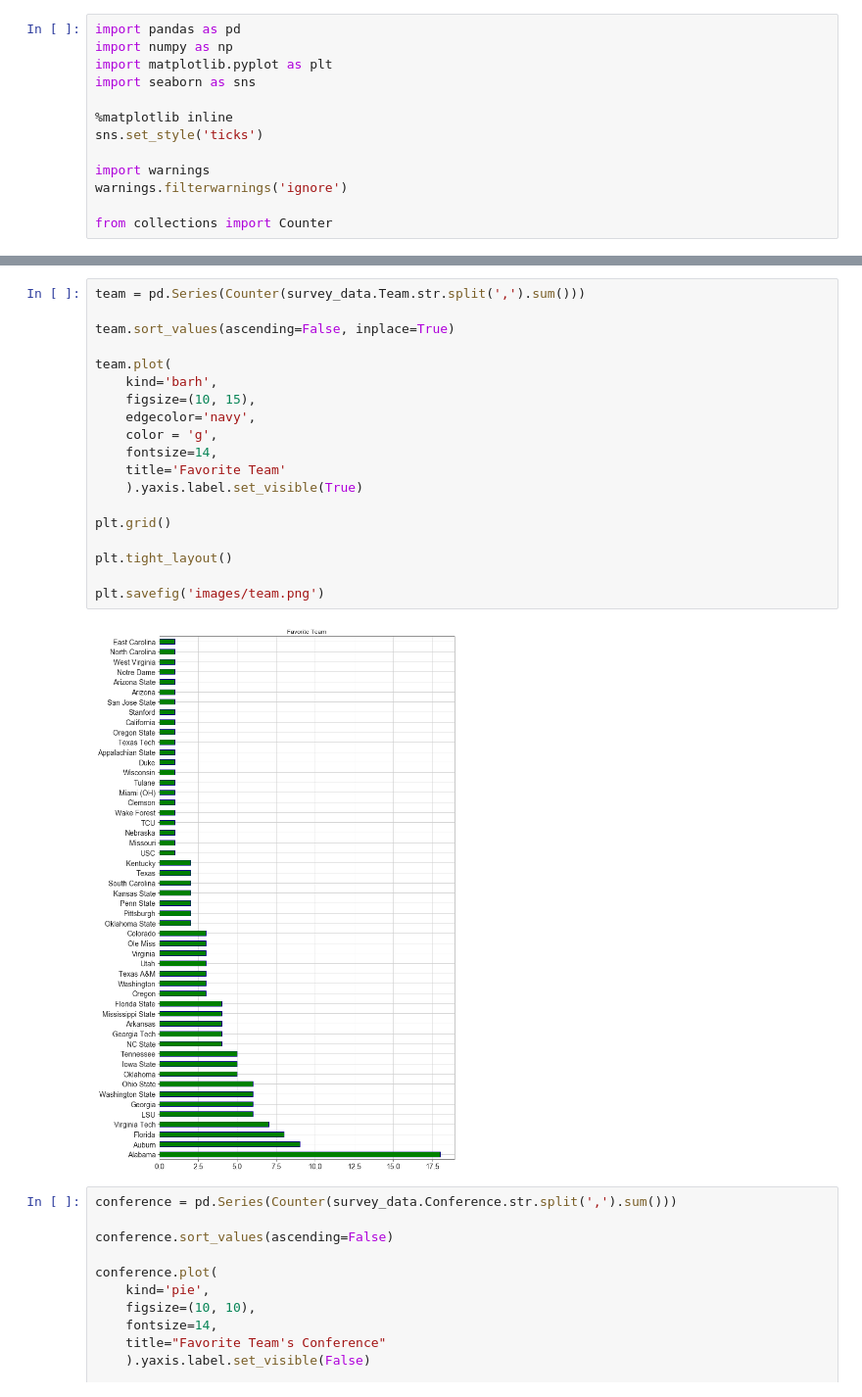
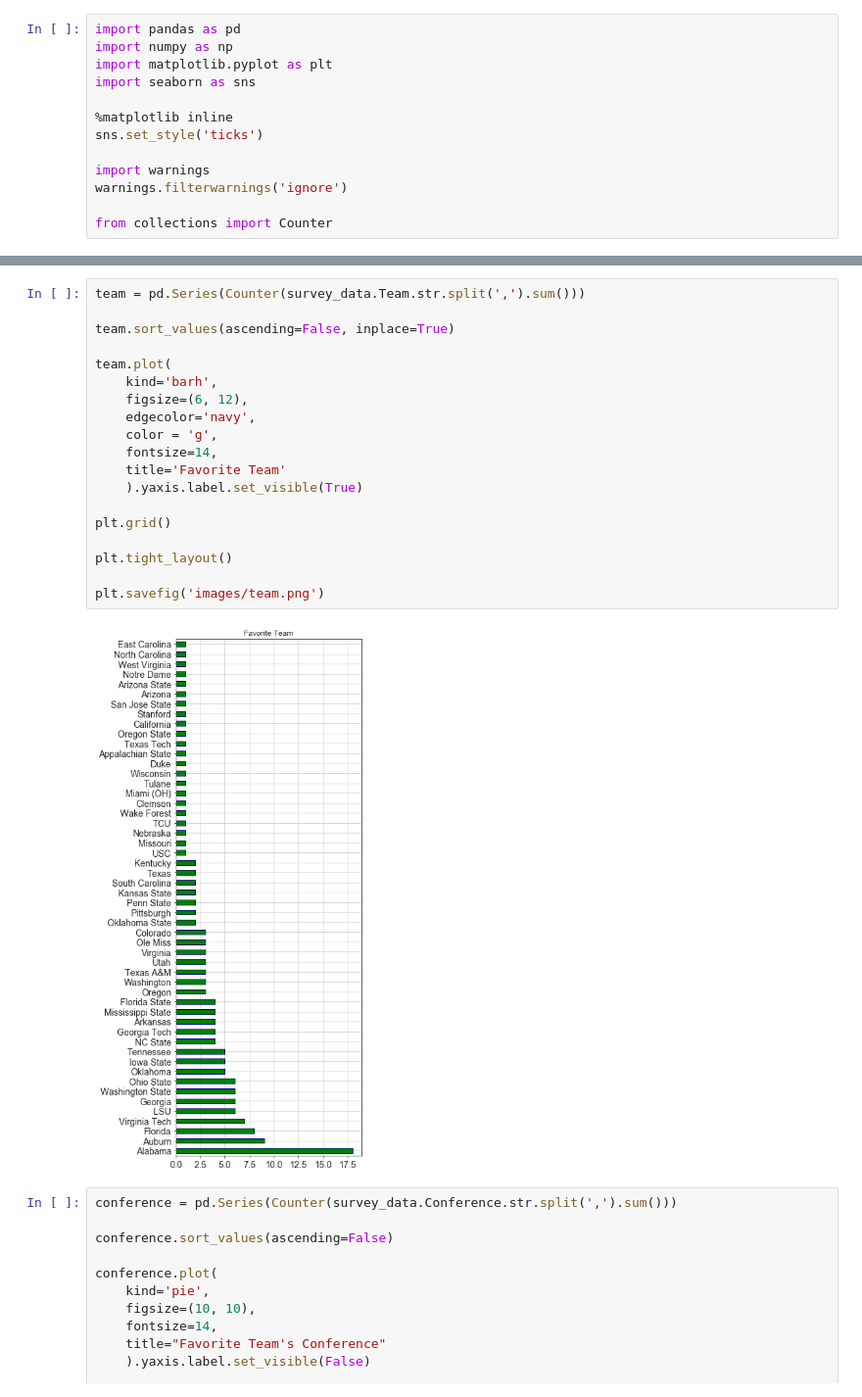
Before and after one commit to willcpope/cfb_attendance, a Jupyter notebook: cfb_attendance.ipynb, the cells around one changed output, grey strips where cells are left out. Shown: that part at 98% size. Drawn from its saved outputs; the diff is of its cells as text.

```diff
--- a/cfb_attendance.ipynb
+++ b/cfb_attendance.ipynb
@@ -46,24 +46,24 @@ survey_data.head()
 # %%
 team = pd.Series(Counter(survey_data.Team.str.split(',').sum()))
 
 team.sort_values(ascending=False, inplace=True)
 
 team.plot(
     kind='barh',
-    figsize=(10, 15),
+    figsize=(6, 12),
     edgecolor='navy',
     color = 'g',
     fontsize=14,
     title='Favorite Team'
     ).yaxis.label.set_visible(True)
 
 plt.grid()
 
 plt.tight_layout()
 
 plt.savefig('images/team.png')
 # %% [output]
-[figure, old version]
+[figure, new version]
 # %%
 conference = pd.Series(Counter(survey_data.Conference.str.split(',').sum()))
 
```
Also changed, not shown: parts of 2 cells of this notebook.
